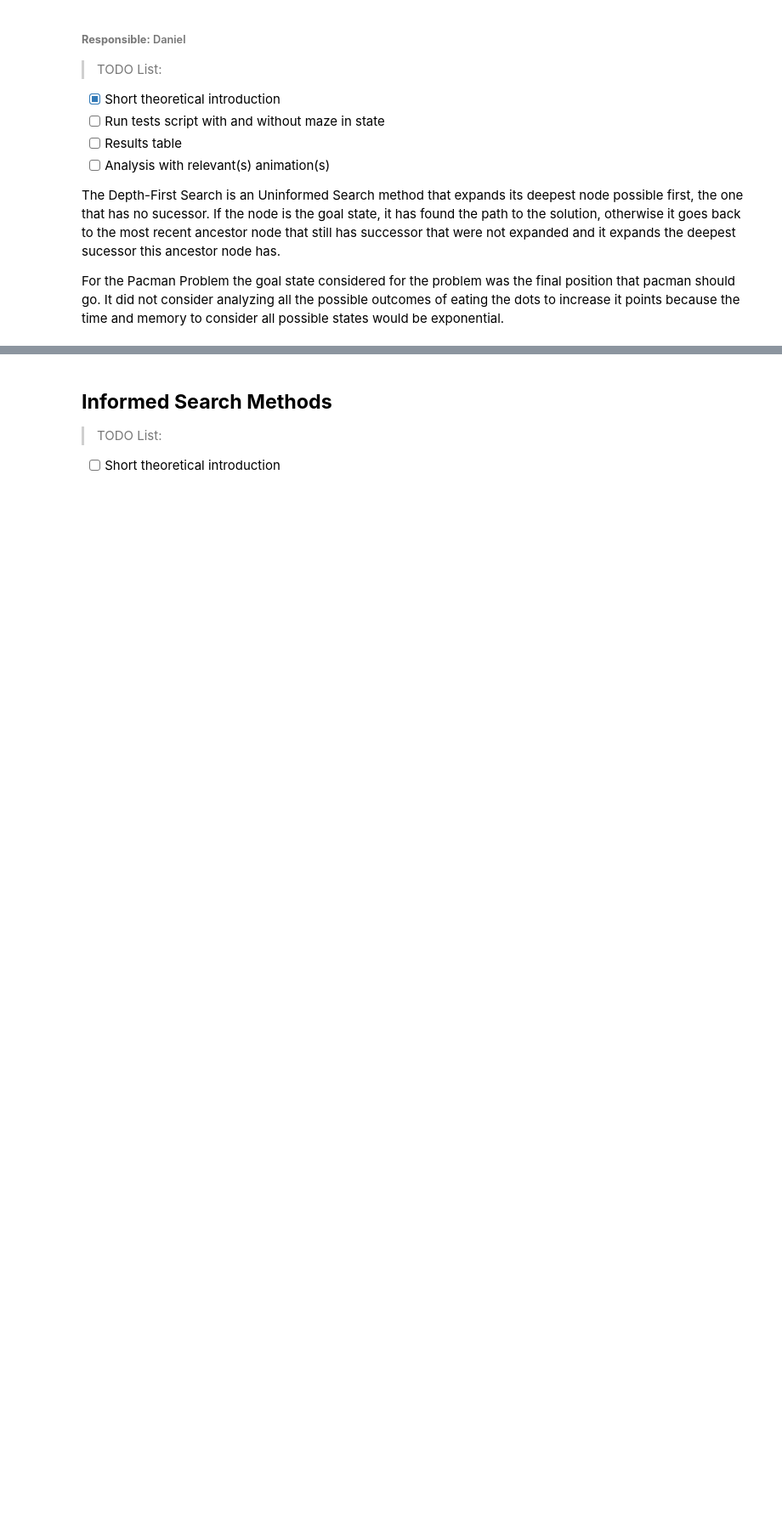
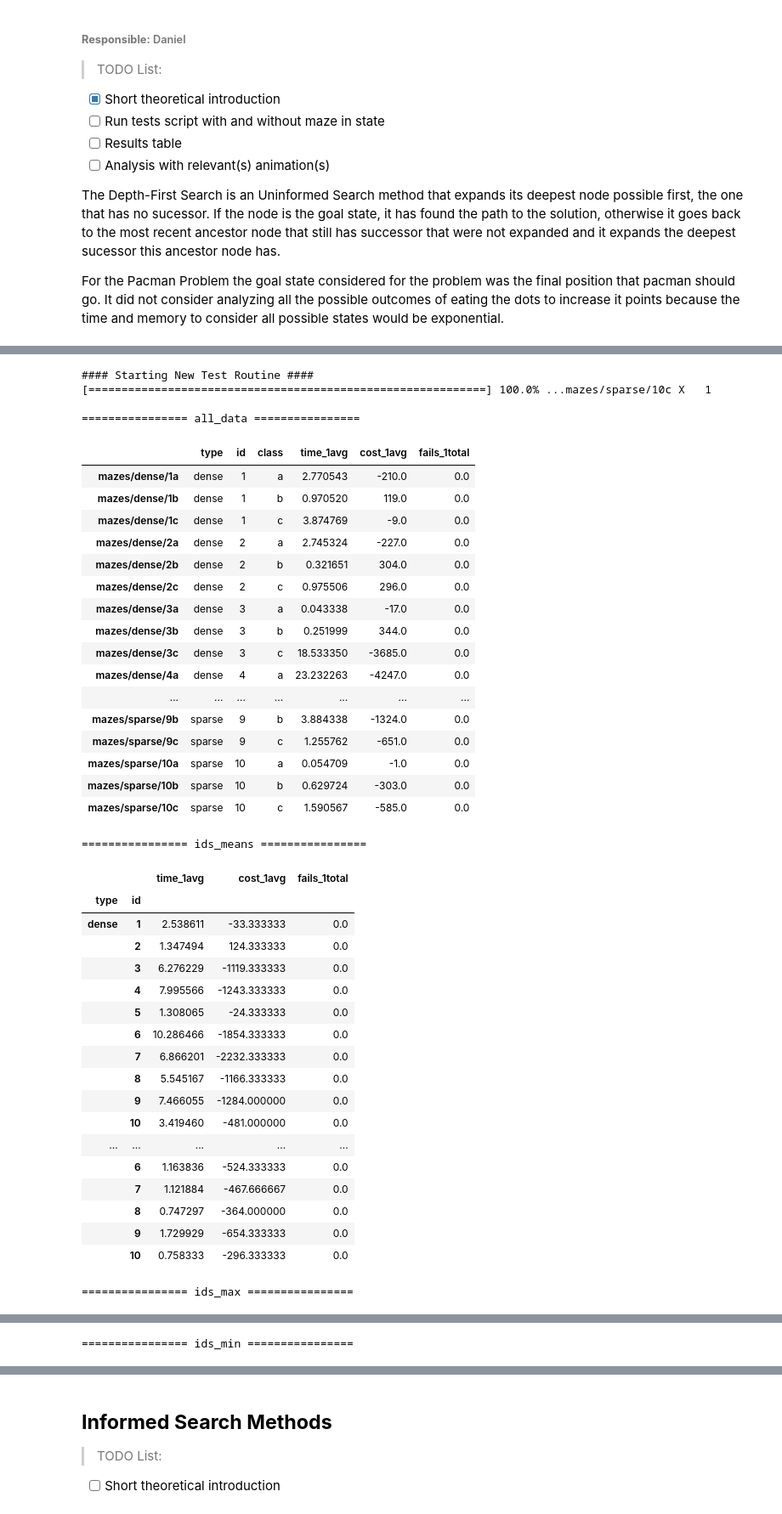
Before and after one commit to VFerrari/IntroductionToAI, a Jupyter notebook: project1.ipynb, the cells around one changed output, grey strips where cells are left out. Shown at 85% size. Cells and saved outputs as stored; diff of their text form; code cells hidden in the pictures; blank space fills up the shorter version.

```diff
--- a/project1.ipynb
+++ b/project1.ipynb
@@ -251,0 +370,64 @@ For the Pacman Problem the goal state considered for the problem was the final p
+# %%
+from search import depth_first_graph_search
+from IPython.display import display
+
+def dfs_pacman(agent, maze, init, goal, *args):
+    ''' triggers DFS and returns the score '''
+    agent.formulate_problem(init, goal, True, False, [b'-', b'|', b'o', b'_'])
+    agent.search(depth_first_graph_search)
+    return 1*agent.get_score()
+
+# Run all tests
+dataframes = run_tests(
+    test_files,
+    dfs_pacman,
+    [],
+    repeat=1,
+    out_path='data/dfs/maze'
+)
+
+for df in dataframes:
+    print(f'================ {df.name} ================\n')
+    display(df)
+# %% [output]
+#### Starting New Test Routine ####
+[============================================================] 100.0% ...mazes/sparse/10c X   1
+
+================ all_data ================
+|  | type | id | class | time_1avg | cost_1avg | fails_1total |
+| mazes/dense/1a | dense | 1 | a | 2.770543 | -210.0 | 0.0 |
+| mazes/dense/1b | dense | 1 | b | 0.970520 | 119.0 | 0.0 |
+| mazes/dense/1c | dense | 1 | c | 3.874769 | -9.0 | 0.0 |
+| mazes/dense/2a | dense | 2 | a | 2.745324 | -227.0 | 0.0 |
+| mazes/dense/2b | dense | 2 | b | 0.321651 | 304.0 | 0.0 |
+| mazes/dense/2c | dense | 2 | c | 0.975506 | 296.0 | 0.0 |
+| mazes/dense/3a | dense | 3 | a | 0.043338 | -17.0 | 0.0 |
+| mazes/dense/3b | dense | 3 | b | 0.251999 | 344.0 | 0.0 |
+| mazes/dense/3c | dense | 3 | c | 18.533350 | -3685.0 | 0.0 |
+| mazes/dense/4a | dense | 4 | a | 23.232263 | -4247.0 | 0.0 |
+| ... | ... | ... | ... | ... | ... | ... |
+| mazes/sparse/9b | sparse | 9 | b | 3.884338 | -1324.0 | 0.0 |
+| mazes/sparse/9c | sparse | 9 | c | 1.255762 | -651.0 | 0.0 |
+| mazes/sparse/10a | sparse | 10 | a | 0.054709 | -1.0 | 0.0 |
+| mazes/sparse/10b | sparse | 10 | b | 0.629724 | -303.0 | 0.0 |
+| mazes/sparse/10c | sparse | 10 | c | 1.590567 | -585.0 | 0.0 |
+================ ids_means ================
+|  |  | time_1avg | cost_1avg | fails_1total |
+| type | id |  |  |  |
+| dense | 1 | 2.538611 | -33.333333 | 0.0 |
+|  | 2 | 1.347494 | 124.333333 | 0.0 |
+|  | 3 | 6.276229 | -1119.333333 | 0.0 |
+|  | 4 | 7.995566 | -1243.333333 | 0.0 |
+|  | 5 | 1.308065 | -24.333333 | 0.0 |
+|  | 6 | 10.286466 | -1854.333333 | 0.0 |
+|  | 7 | 6.866201 | -2232.333333 | 0.0 |
+|  | 8 | 5.545167 | -1166.333333 | 0.0 |
+|  | 9 | 7.466055 | -1284.000000 | 0.0 |
+|  | 10 | 3.419460 | -481.000000 | 0.0 |
+| ... | ... | ... | ... | ... |
+|  | 6 | 1.163836 | -524.333333 | 0.0 |
+|  | 7 | 1.121884 | -467.666667 | 0.0 |
+|  | 8 | 0.747297 | -364.000000 | 0.0 |
+|  | 9 | 1.729929 | -654.333333 | 0.0 |
+|  | 10 | 0.758333 | -296.333333 | 0.0 |
+================ ids_max ================
@@ -251,0 +452 @@ For the Pacman Problem the goal state considered for the problem was the final p
+================ ids_min ================
```
Also changed, not shown: parts of 5 cells of this notebook, 14 other files.
